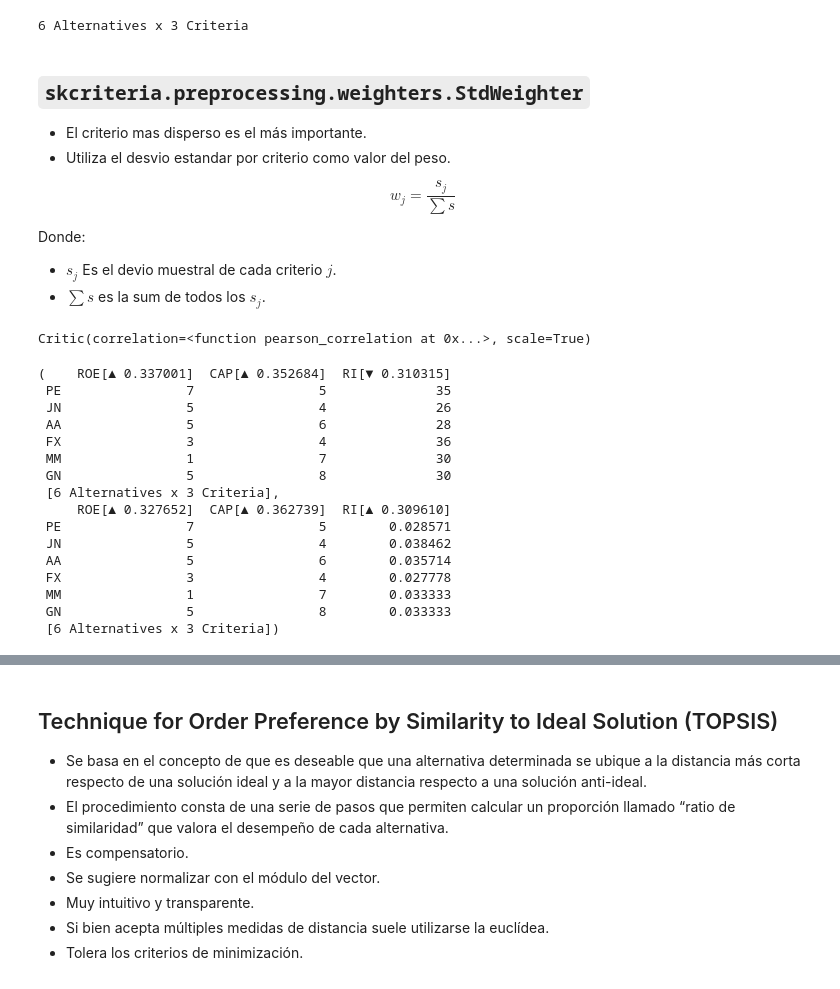
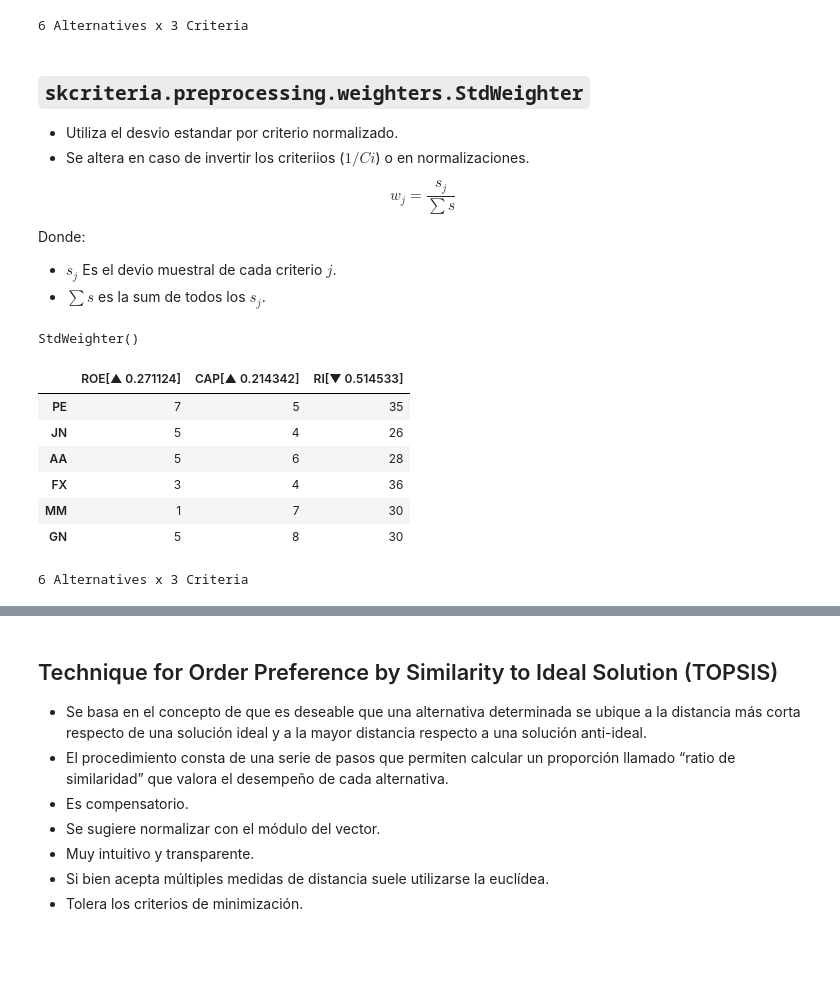
Before and after one commit to leliel12/diplodatos_mcda, a Jupyter notebook: slides/clase2.ipynb, the cells around one changed output, grey strips where cells are left out. Saved outputs shown, nothing was run; the diff lists cells and outputs as text; code cells hidden in the pictures; blank space fills up the shorter version.

```diff
--- a/slides/clase2.ipynb
+++ b/slides/clase2.ipynb
@@ -114,8 +114,8 @@ wght.transform(dm)
 # %% [markdown]
 ## `skcriteria.preprocessing.weighters.StdWeighter`
 
-- El criterio mas disperso es el más importante.
-- Utiliza el desvio estandar por criterio como valor del peso.
+- Utiliza el desvio estandar por criterio normalizado.
+- Se altera en caso de invertir los criteriios ($1/Ci$) o en normalizaciones.
 
 $$w_j = \frac{s_j}{\sum{s}}$$
 
@@ -123,8 +123,7 @@ Donde:
 - $s_j$ Es el devio muestral de cada criterio $j$.
 - $\sum{s}$ es la sum de todos los $s_j$.
 # %%
-from skcriteria.preprocessing import invert_objectives
-wght = weighters.Critic()
+wght = weighters.StdWeighter()
 wght
 # %% [output]
-Critic(correlation=<function pearson_correlation at 0x...>, scale=True)
+StdWeighter()
@@ -133,19 +130,11 @@ weighters.critic_weights??
 # %%
-wght.transform(dm), wght.transform(invert_objectives.CriMinimize().transform(dm))
+wght.transform(dm)
 # %% [output]
+|  | ROE[▲ 0.271124] | CAP[▲ 0.214342] | RI[▼ 0.514533] |
+| PE | 7 | 5 | 35 |
+| JN | 5 | 4 | 26 |
+| AA | 5 | 6 | 28 |
+| FX | 3 | 4 | 36 |
+| MM | 1 | 7 | 30 |
+| GN | 5 | 8 | 30 |
-(    ROE[▲ 0.337001]  CAP[▲ 0.352684]  RI[▼ 0.310315]
- PE                7                5              35
- JN                5                4              26
- AA                5                6              28
- FX                3                4              36
- MM                1                7              30
- GN                5                8              30
- [6 Alternatives x 3 Criteria],
-     ROE[▲ 0.327652]  CAP[▲ 0.362739]  RI[▲ 0.309610]
- PE                7                5        0.028571
- JN                5                4        0.038462
- AA                5                6        0.035714
- FX                3                4        0.027778
- MM                1                7        0.033333
- GN                5                8        0.033333
- [6 Alternatives x 3 Criteria])
+6 Alternatives x 3 Criteria
```
Also changed, not shown: parts of 4 cells of this notebook, 1 other file.
